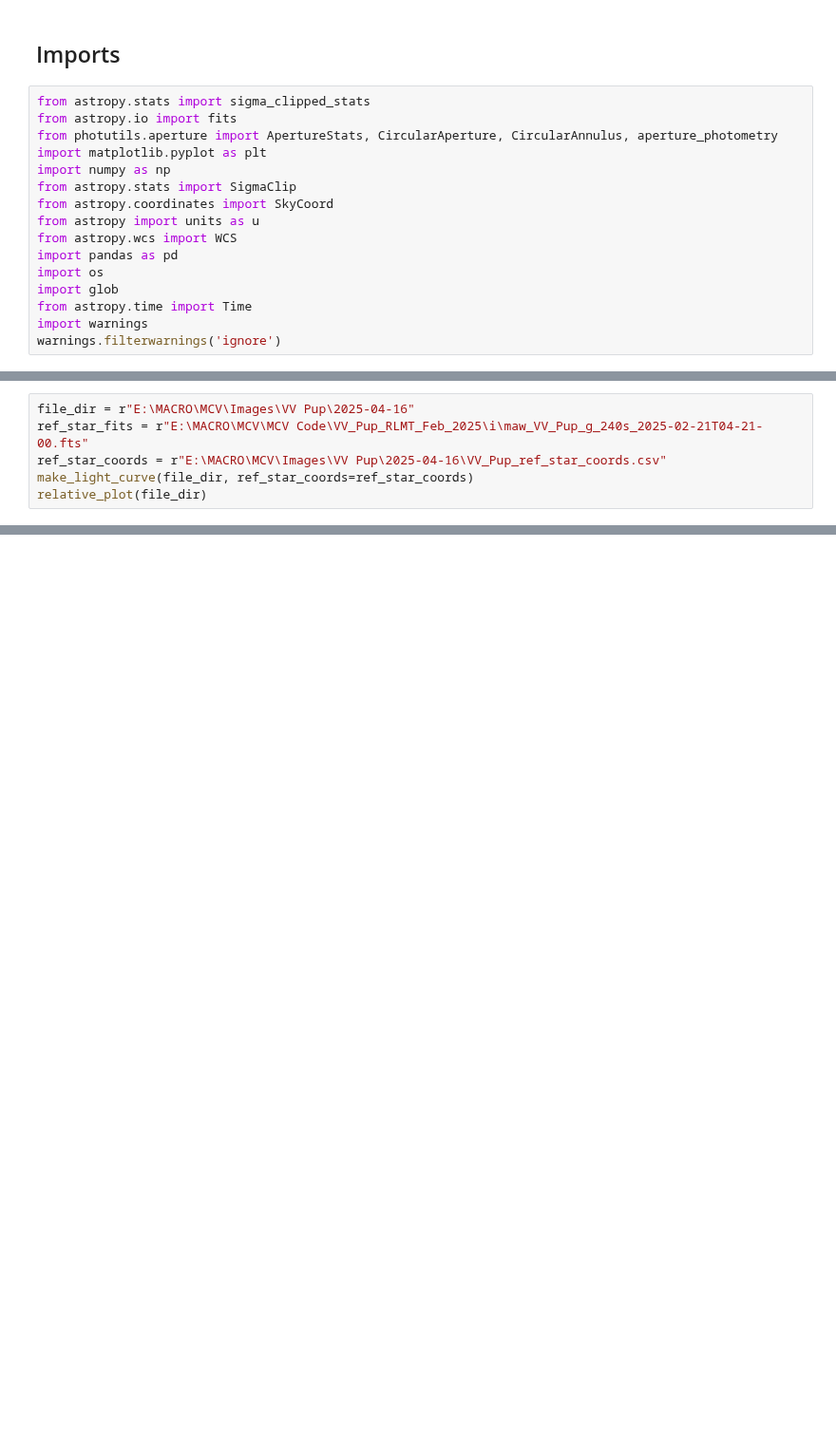
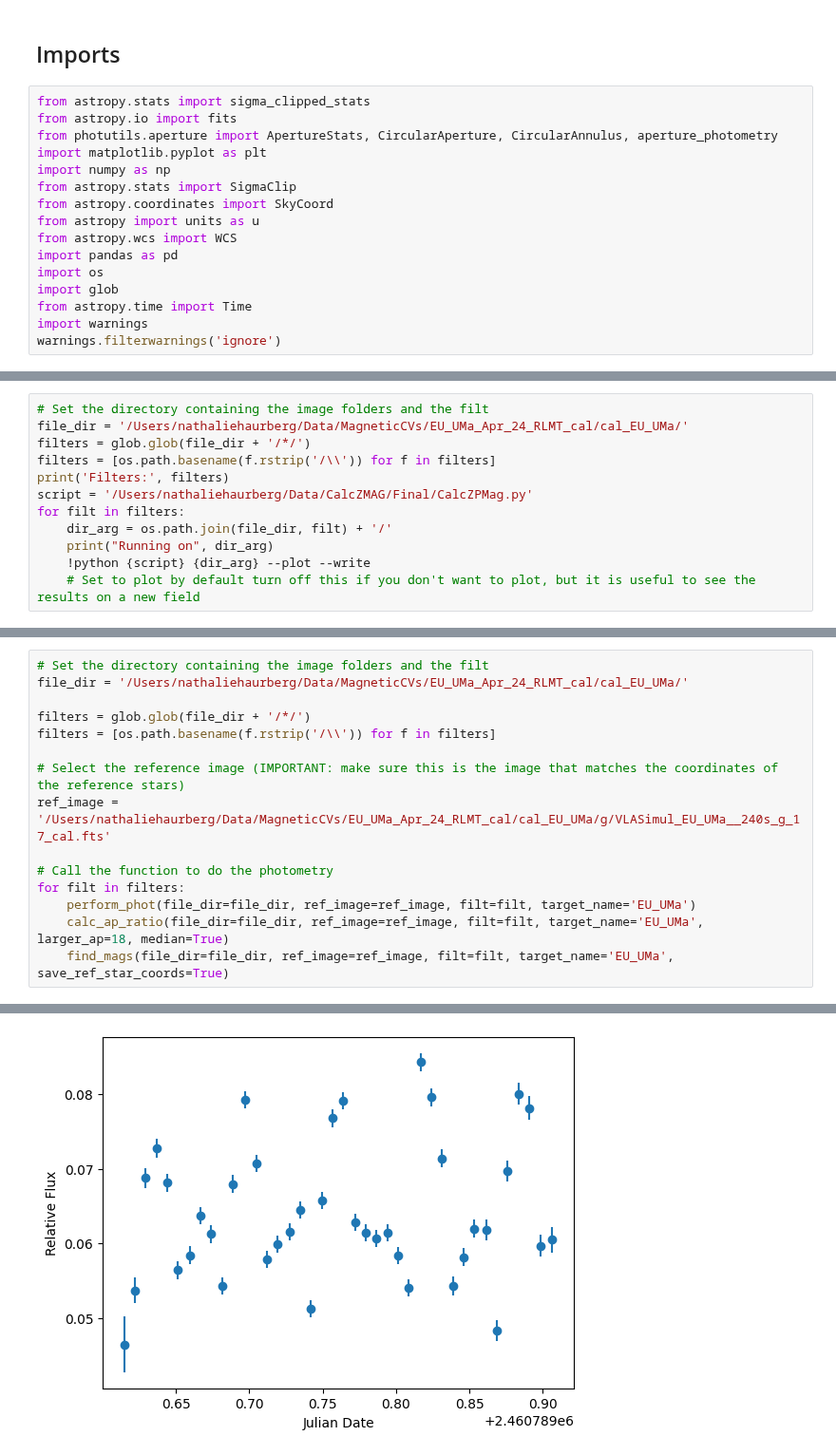
Before and after one commit to astronathalie/MCV, a Jupyter notebook: photstars.ipynb, the cells around one changed output, grey strips where cells are left out. Shown at 95% size. Drawn from its saved outputs; the diff is of its cells as text; blank space fills up the shorter version.

Commit message:
Fully updated to now run relative photometry, calculate the zero point and scale correction, and perfom absoulte photometry.

```diff
--- a/photstars.ipynb
+++ b/photstars.ipynb
@@ -259,6 +18,0 @@ def relative_plot(file_dir):
-# %%
-file_dir = r"E:\MACRO\MCV\Images\VV Pup\2025-04-16"
-ref_star_fits = r"E:\MACRO\MCV\MCV Code\VV_Pup_RLMT_Feb_2025\i\maw_VV_Pup_g_240s_2025-02-21T04-21-00.fts"
-ref_star_coords = r"E:\MACRO\MCV\Images\VV Pup\2025-04-16\VV_Pup_ref_star_coords.csv"
-make_light_curve(file_dir, ref_star_coords=ref_star_coords)
-relative_plot(file_dir)
@@ -358,0 +766,12 @@ plt.show()
+# %%
+# Set the directory containing the image folders and the filt
+file_dir = '/Users/nathaliehaurberg/Data/MagneticCVs/EU_UMa_Apr_24_RLMT_cal/cal_EU_UMa/'
+filters = glob.glob(file_dir + '/*/')
+filters = [os.path.basename(f.rstrip('/\\')) for f in filters]
+print('Filters:', filters)
+script = '/Users/nathaliehaurberg/Data/CalcZMAG/Final/CalcZPMag.py'
+for filt in filters:
+    dir_arg = os.path.join(file_dir, filt) + '/'
+    print("Running on", dir_arg)
+    !python {script} {dir_arg} --plot --write
+    # Set to plot by default turn off this if you don't want to plot, but it is useful to see the results on a new field
@@ -358,0 +804,16 @@ plt.show()
+# %%
+# Set the directory containing the image folders and the filt
+file_dir = '/Users/nathaliehaurberg/Data/MagneticCVs/EU_UMa_Apr_24_RLMT_cal/cal_EU_UMa/'
+
+filters = glob.glob(file_dir + '/*/')
+filters = [os.path.basename(f.rstrip('/\\')) for f in filters]
+
+# Select the reference image (IMPORTANT: make sure this is the image that matches the coordinates of the reference stars)
+ref_image = '/Users/nathaliehaurberg/Data/MagneticCVs/EU_UMa_Apr_24_RLMT_cal/cal_EU_UMa/g/VLASimul_EU_UMa__240s_g_17_cal.fts'
+
+# Call the function to do the photometry
+for filt in filters:
+    perform_phot(file_dir=file_dir, ref_image=ref_image, filt=filt, target_name='EU_UMa')
+    calc_ap_ratio(file_dir=file_dir, ref_image=ref_image, filt=filt, target_name='EU_UMa', larger_ap=18, median=True)
+    find_mags(file_dir=file_dir, ref_image=ref_image, filt=filt, target_name='EU_UMa', save_ref_star_coords=True)
+# %% [output]
@@ -358,0 +837 @@ plt.show()
+[figure, added]
```
Also changed, not shown: parts of 14 cells of this notebook.
